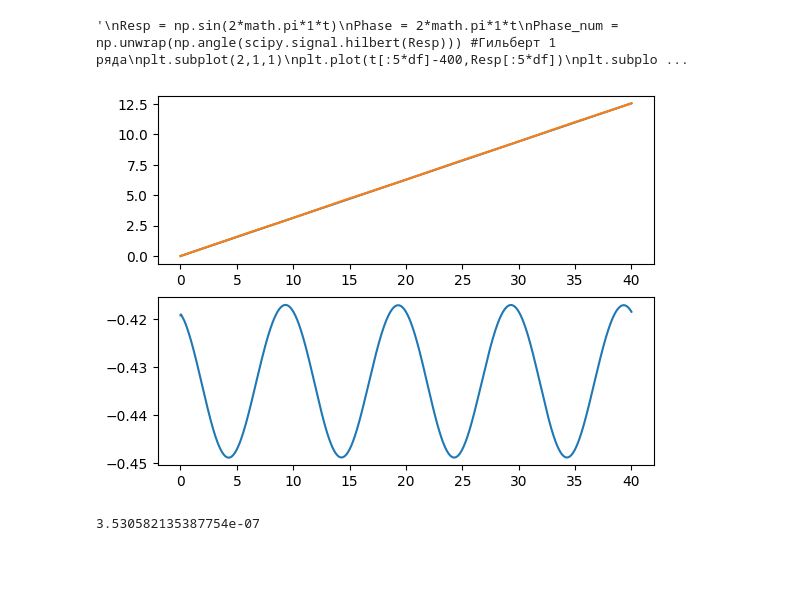
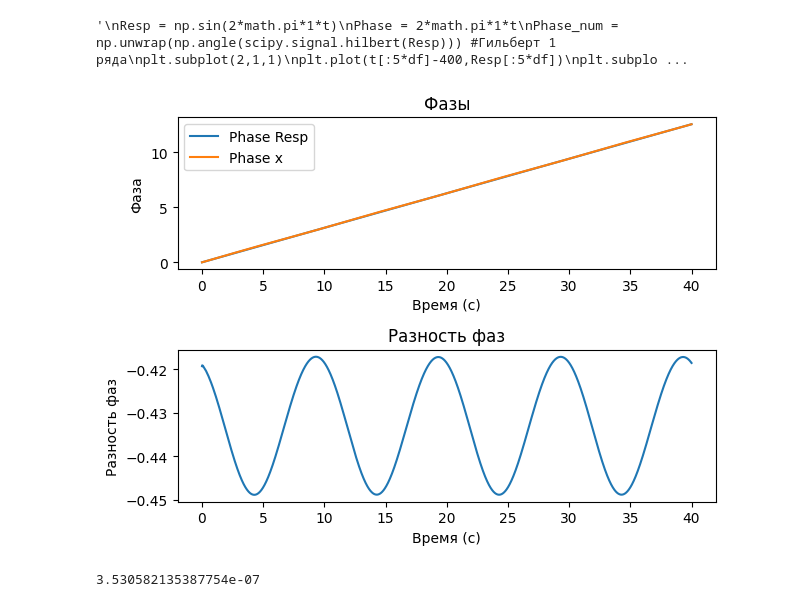
Before and after one commit to Irina-ferr/SCI, a Jupyter notebook: Ringwood_syncronization.ipynb, the cells around one changed output. Saved outputs shown, nothing was run; the diff lists cells and outputs as text; code cells hidden in the pictures; blank space fills up the shorter version.

```diff
--- a/Ringwood_syncronization.ipynb
+++ b/Ringwood_syncronization.ipynb
@@ -73,15 +101,36 @@ plt.show()
 # %% [output]
 '\nResp = np.sin(2*math.pi*1*t)\nPhase = 2*math.pi*1*t\nPhase_num = np.unwrap(np.angle(scipy.signal.hilbert(Resp))) #Гильберт 1 ряда\nplt.subplot(2,1,1)\nplt.plot(t[:5*df]-400,Resp[:5*df])\nplt.subplo ...
 # %%
-Phase_resp = np.unwrap(np.angle(scipy.signal.hilbert(Resp))) #Гильберт 1 ряда
-Phase_x = np.unwrap(np.angle(scipy.signal.hilbert(x))) #Гильберт 1 ряда
-plt.subplot(2,1,1)
-plt.plot(t[:40*df]-400,Phase_resp[:40*df]-min(Phase_resp))
-plt.plot(t[:40*df]-400,Phase_x[:40*df]-min(Phase_x))
 
-plt.subplot(2,1,2)
-plt.plot(t[:40*df]-400,Phase_resp[:40*df]-Phase_x[:40*df])
-plt.show()
+# Вычисляем фазовый отклик с помощью преобразования Гильберта для входного отклика Resp
+Phase_resp = np.unwrap(np.angle(scipy.signal.hilbert(Resp)))  # Берем угол комплексного значения
+# Вычисляем фазовый отклик с помощью преобразования Гильберта для сигнала x
+Phase_x = np.unwrap(np.angle(scipy.signal.hilbert(x)))  # Берем угол комплексного значения
+
+# Создаем подграфик для отображения фазовых откликов
+plt.subplot(2, 1, 1)
+# Отображаем фазу отклика Resp с вычитанием минимального значения для смещения по оси Y
+plt.plot(t[:40*df] - 400, Phase_resp[:40*df] - min(Phase_resp), label='Phase Resp')
+# Отображаем фазу сигнала x также с вычитанием минимального значения для смещения
+plt.plot(t[:40*df] - 400, Phase_x[:40*df] - min(Phase_x), label='Phase x')
+
+plt.title('Фазы')  # Заголовок для подграфика
+plt.xlabel('Время (с)')  # Подпись оси X
+plt.ylabel('Фаза')  # Подпись оси Y
+plt.legend()  # Легенда для идентификации линии графиков
+
+# Создаем второй подграфик для отображения разности фаз
+plt.subplot(2, 1, 2)
+# Отображаем разность фаз между фазой отклика Resp и фазой сигнала x
+plt.plot(t[:40*df] - 400, Phase_resp[:40*df] - Phase_x[:40*df])
+
+plt.title('Разность фаз')  # Заголовок для второго подграфика
+plt.xlabel('Время (с)')  # Подпись оси X
+plt.ylabel('Разность фаз')  # Подпись оси Y
+
+# Отображаем графики
+plt.tight_layout()  # Автоматическая компоновка графиков для предотвращения перекрытий
+plt.show()  # Отображение всех графиков
 # %% [output]
-[figure, old version]
+[figure, new version]
 # %%
```
Also changed, not shown: parts of 6 cells of this notebook.
